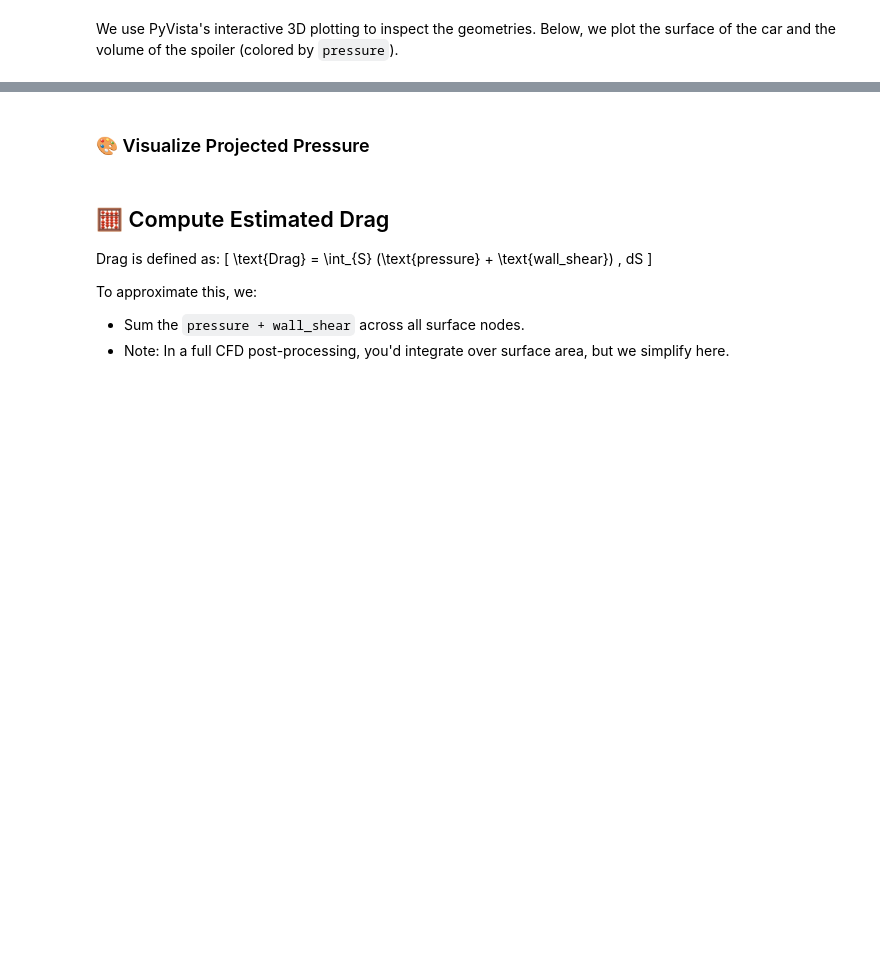
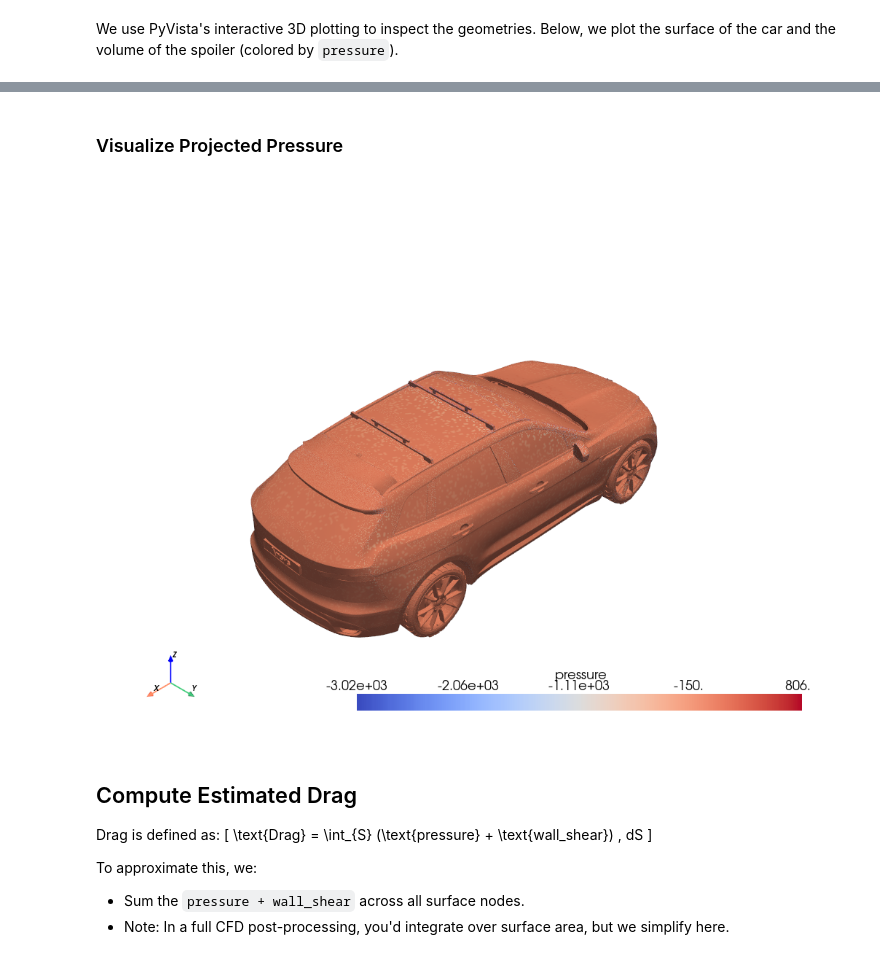
Before and after one commit to FlorianJacta/Work-Home, a Jupyter notebook: SimAI_Case_Study_Complete.ipynb, the cells around one changed output, grey strips where cells are left out. Cells and saved outputs as stored; diff of their text form; code cells hidden in the pictures; blank space fills up the shorter version.

```diff
--- a/SimAI_Case_Study_Complete.ipynb
+++ b/SimAI_Case_Study_Complete.ipynb
@@ -70,9 +98,11 @@ print(f"Saved new surface with projected data to {output_path}")
 # %% [markdown]
-### 🎨 Visualize Projected Pressure
+### Visualize Projected Pressure
 # %%
-interpolated_surface.plot(scalars='pressure', cmap='coolwarm', title='Projected Pressure Field on Car Surface')
+interpolated_surface.plot(scalars='pressure', cmap='coolwarm')
+# %% [output]
+[figure, added]
 # %% [markdown]
-## 🧮 Compute Estimated Drag
+## Compute Estimated Drag
 Drag is defined as:
 \[ \text{Drag} = \int_{S} (\text{pressure} + \text{wall\_shear}) \, dS \]
 
```
Also changed, not shown: parts of 14 cells of this notebook.
